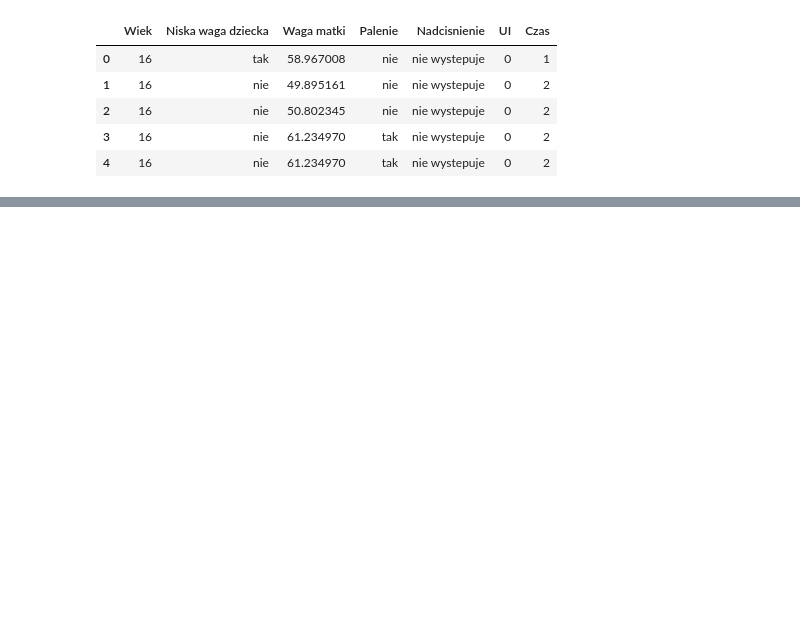
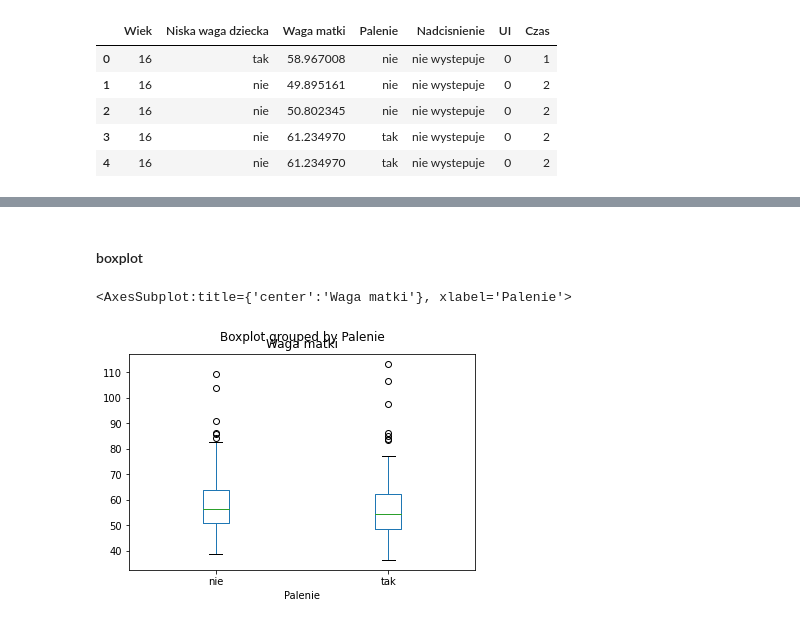
Before and after one commit to AgnesGru/Statistics_in_Python, a Jupyter notebook: Data Analysis.ipynb, the cells around one changed output, grey strips where cells are left out. Saved outputs shown, nothing was run; the diff lists cells and outputs as text; code cells hidden in the pictures; blank space fills up the shorter version.

```diff
--- a/Data Analysis.ipynb
+++ b/Data Analysis.ipynb
@@ -277,0 +333,7 @@ plt.show()
+# %% [markdown]
+#### boxplot
+# %%
+df.boxplot(column = "Waga matki", by = "Palenie", grid = False)
+# %% [output]
+<AxesSubplot:title={'center':'Waga matki'}, xlabel='Palenie'>
+[figure, added]
```
Also changed, not shown: parts of 23 cells of this notebook.
